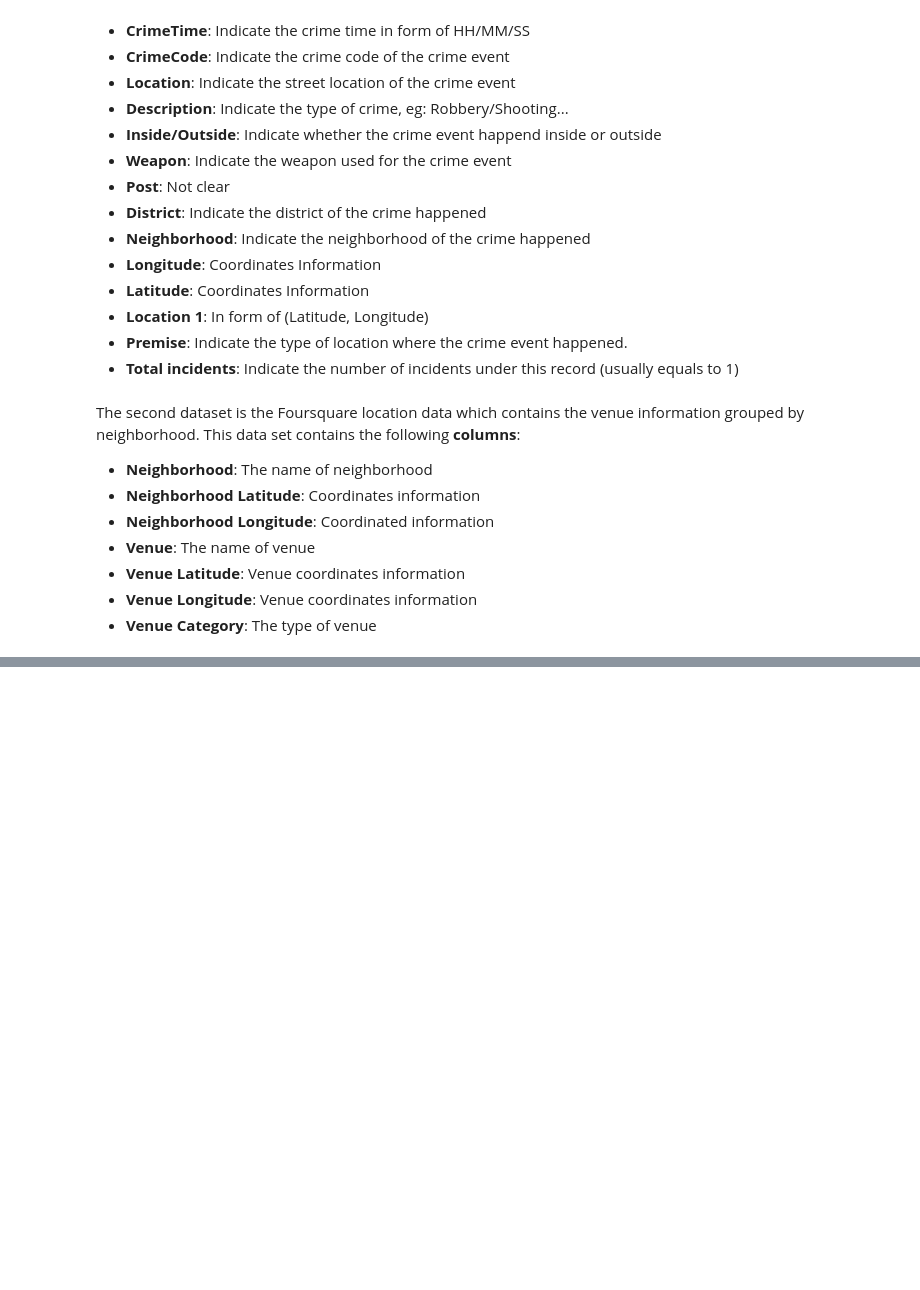
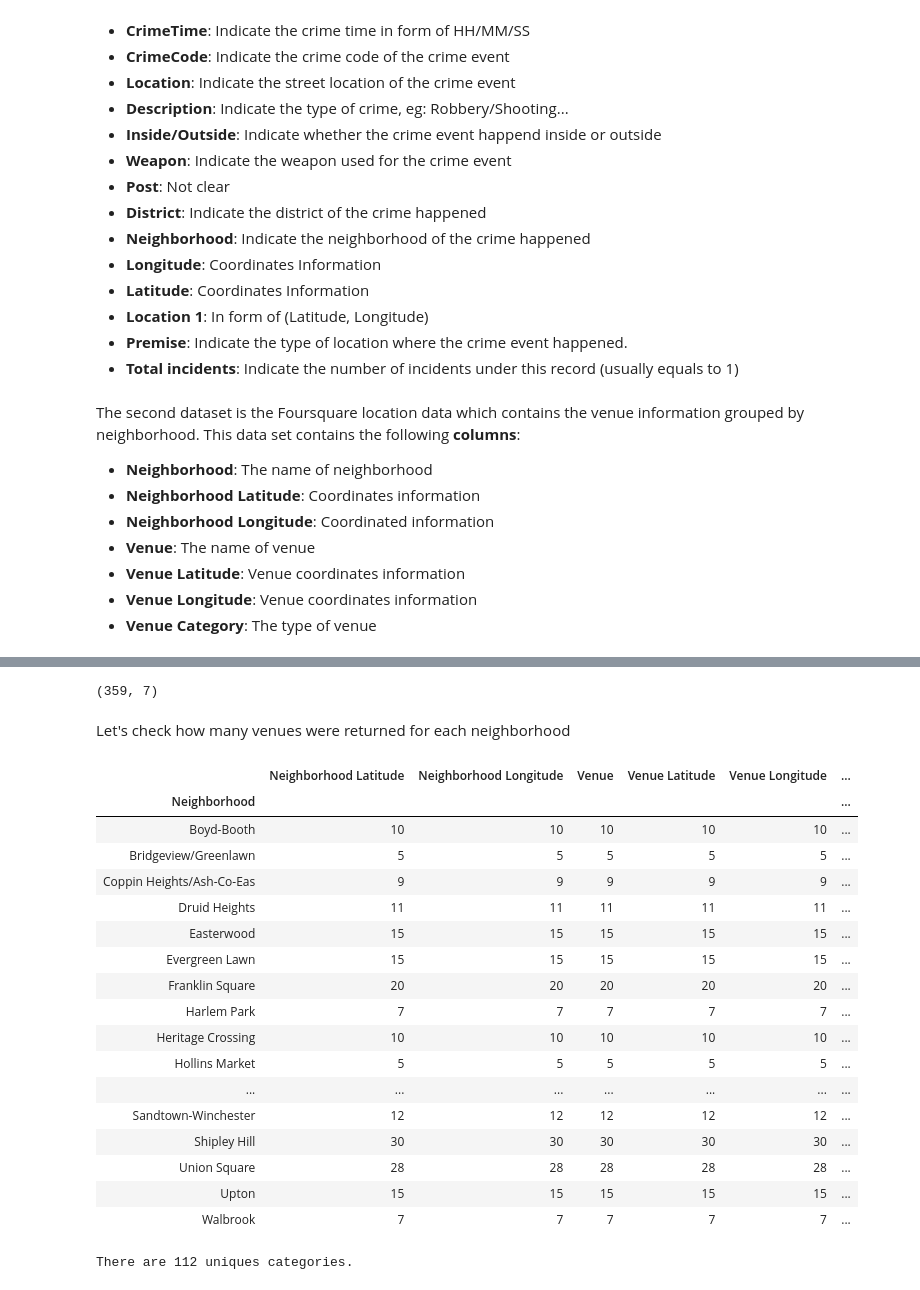
Before and after one commit to Leshen0612/Coursera_Capstone, a Jupyter notebook: The Battle of Neighborhoods_Baltimore.ipynb, the cells around one changed output, grey strips where cells are left out. Saved outputs shown, nothing was run; the diff lists cells and outputs as text; code cells hidden in the pictures; blank space fills up the shorter version.

```diff
--- a/The Battle of Neighborhoods_Baltimore.ipynb
+++ b/The Battle of Neighborhoods_Baltimore.ipynb
@@ -38,0 +287,6 @@ The second dataset is the Foursquare location data which contains the venue info
+# %%
+#check the unique neighborhood in WESTERN and store into a list named wes_nei
+wes_nei = df_bal_wes['Neighborhood'].unique().tolist()
+wes_nei
+lat = [39.318, 39.309, 39.296, 39.289, 39.295, 39.307, 39.305, 39.294, 39.313, 39.293, 39.318, 39.308, 39.288,  39.286, 39.265, 39.309, 39.297, 39.310, 39.313, 39.288, 39.300,39.289, 39.295, 39.306, 39.288, 39.289 ]
+long = [-76.659, -76.644, -76.642, -76.654, -76.617, -76.655, -76.637, -76.653, -76.660, -76.651, -76.651, -76.651,-76.639, -76.640, -76.598, -76.671, -76.656, -76.640,-76.639, -76.650, -76.633, -76.638, -76.632, -76.633, -76.654, -76.627]
@@ -38,0 +385,31 @@ The second dataset is the Foursquare location data which contains the venue info
+# %%
+bal_venues.shape
+# %% [output]
+(359, 7)
+# %% [markdown]
+Let's check how many venues were returned for each neighborhood
+# %%
+bal_venues.groupby('Neighborhood').count()
+# %% [output]
+|  | Neighborhood Latitude | Neighborhood Longitude | Venue | Venue Latitude | Venue Longitude | ... |
+| Neighborhood |  |  |  |  |  | ... |
+| Boyd-Booth | 10 | 10 | 10 | 10 | 10 | ... |
+| Bridgeview/Greenlawn | 5 | 5 | 5 | 5 | 5 | ... |
+| Coppin Heights/Ash-Co-Eas | 9 | 9 | 9 | 9 | 9 | ... |
+| Druid Heights | 11 | 11 | 11 | 11 | 11 | ... |
+| Easterwood | 15 | 15 | 15 | 15 | 15 | ... |
+| Evergreen Lawn | 15 | 15 | 15 | 15 | 15 | ... |
+| Franklin Square | 20 | 20 | 20 | 20 | 20 | ... |
+| Harlem Park | 7 | 7 | 7 | 7 | 7 | ... |
+| Heritage Crossing | 10 | 10 | 10 | 10 | 10 | ... |
+| Hollins Market | 5 | 5 | 5 | 5 | 5 | ... |
+| ... | ... | ... | ... | ... | ... | ... |
+| Sandtown-Winchester | 12 | 12 | 12 | 12 | 12 | ... |
+| Shipley Hill | 30 | 30 | 30 | 30 | 30 | ... |
+| Union Square | 28 | 28 | 28 | 28 | 28 | ... |
+| Upton | 15 | 15 | 15 | 15 | 15 | ... |
+| Walbrook | 7 | 7 | 7 | 7 | 7 | ... |
+# %%
+print('There are {} uniques categories.'.format(len(bal_venues['Venue Category'].unique())))
+# %% [output]
+There are 112 uniques categories.
```
Also changed, not shown: parts of 75 cells of this notebook, 2 other files.
